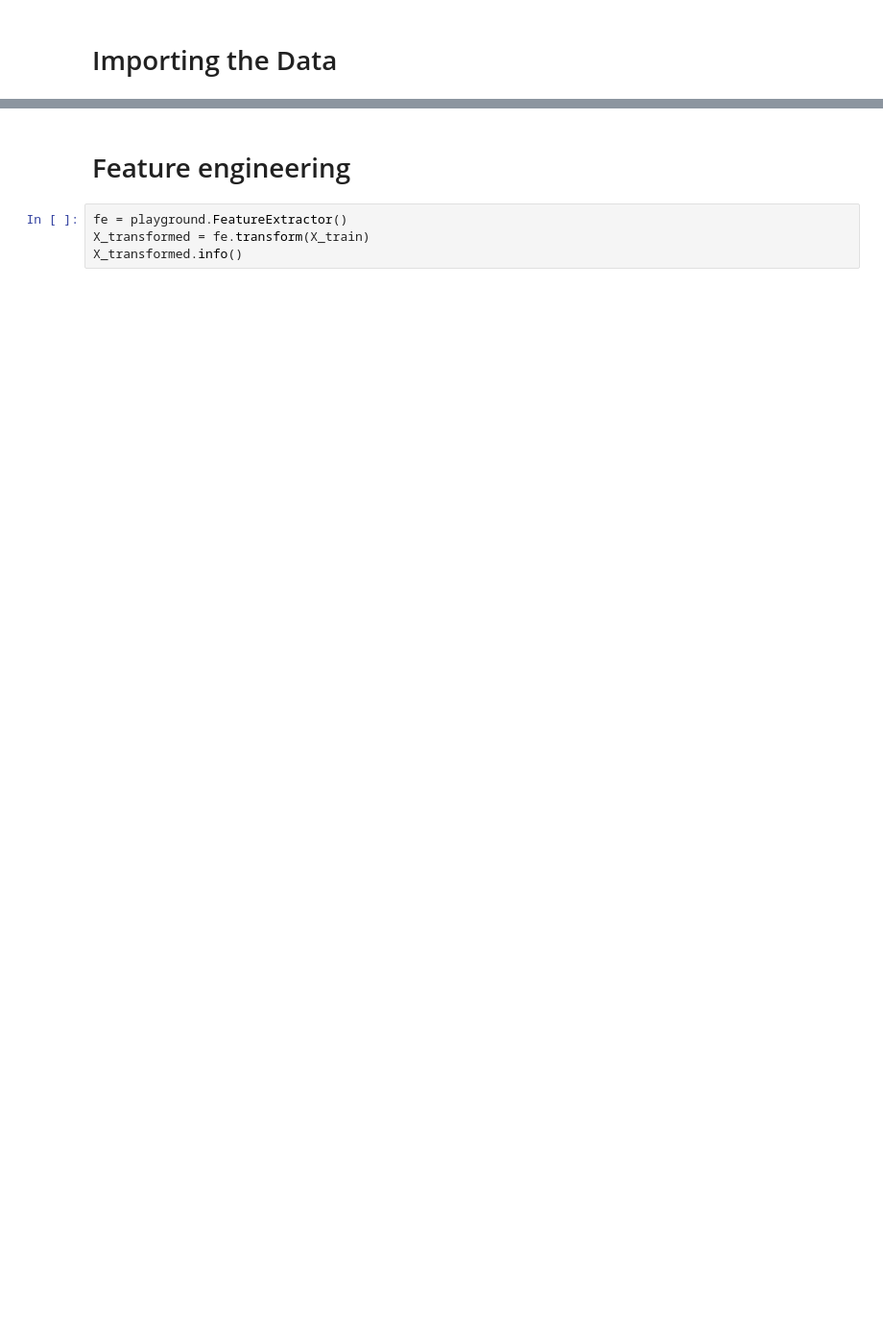
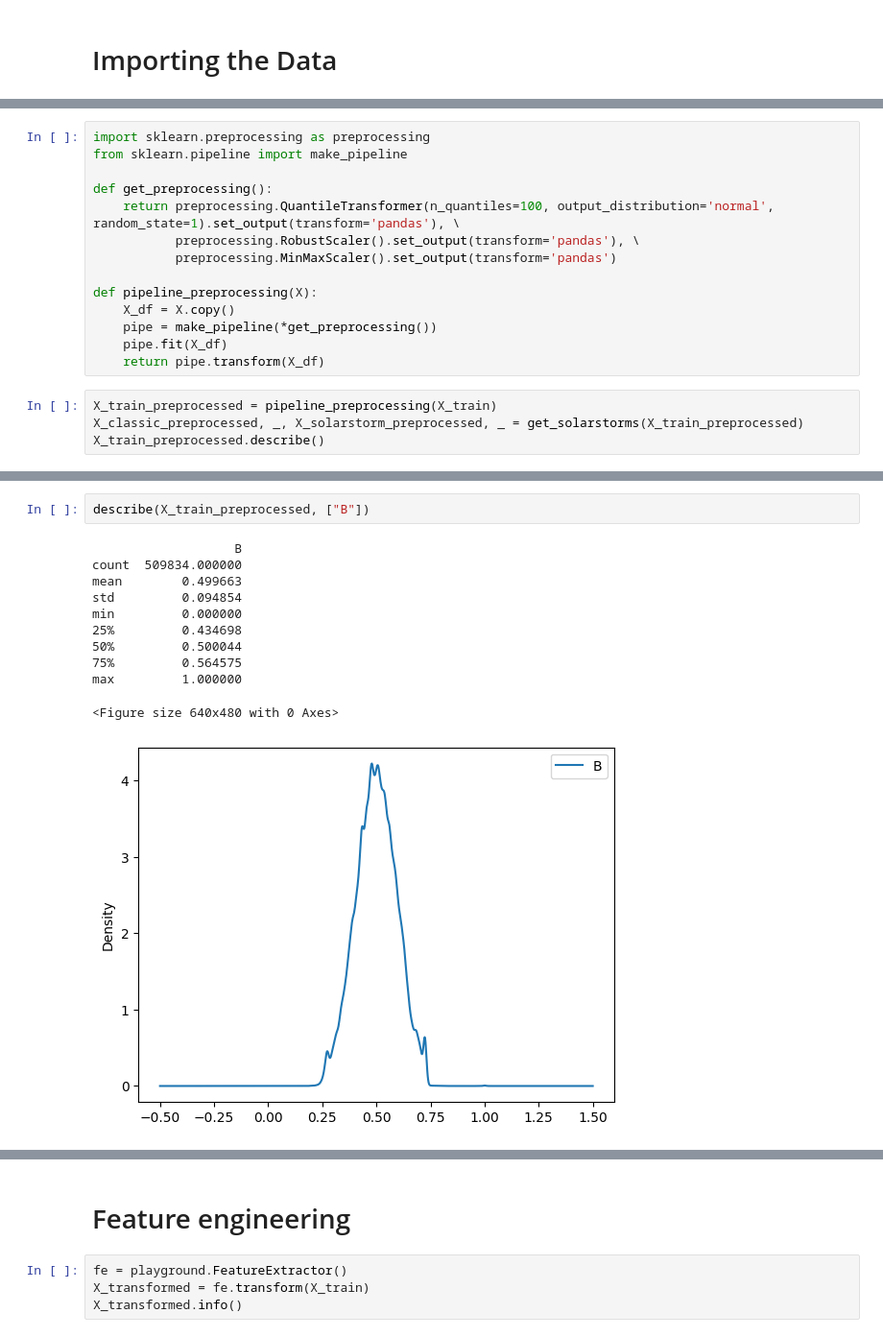
Before and after one commit to AlexandreChaussard/DataCamp-Solar_Wind, a Jupyter notebook: playground/playground.ipynb, the cells around one changed output, grey strips where cells are left out. Shown: that part at 96% size. Saved outputs shown, nothing was run; the diff lists cells and outputs as text; blank space fills up the shorter version.

```diff
--- a/playground/playground.ipynb
+++ b/playground/playground.ipynb
@@ -26,0 +93,18 @@ memory usage: 72.0 MB
+# %%
+import sklearn.preprocessing as preprocessing
+from sklearn.pipeline import make_pipeline
+
+def get_preprocessing():
+    return preprocessing.QuantileTransformer(n_quantiles=100, output_distribution='normal', random_state=1).set_output(transform='pandas'), \
+           preprocessing.RobustScaler().set_output(transform='pandas'), \
+           preprocessing.MinMaxScaler().set_output(transform='pandas')
+
+def pipeline_preprocessing(X):
+    X_df = X.copy()
+    pipe = make_pipeline(*get_preprocessing())
+    pipe.fit(X_df)
+    return pipe.transform(X_df)
+# %%
+X_train_preprocessed = pipeline_preprocessing(X_train)
+X_classic_preprocessed, _, X_solarstorm_preprocessed, _ = get_solarstorms(X_train_preprocessed)
+X_train_preprocessed.describe()
@@ -26,0 +122,14 @@ memory usage: 72.0 MB
+# %%
+describe(X_train_preprocessed, ["B"])
+# %% [output]
+                   B
+count  509834.000000
+mean        0.499663
+std         0.094854
+min         0.000000
+25%         0.434698
+50%         0.500044
+75%         0.564575
+max         1.000000
+<Figure size 640x480 with 0 Axes>
+[figure, added]
```
Also changed, not shown: parts of 13 cells of this notebook, 6 other files.
